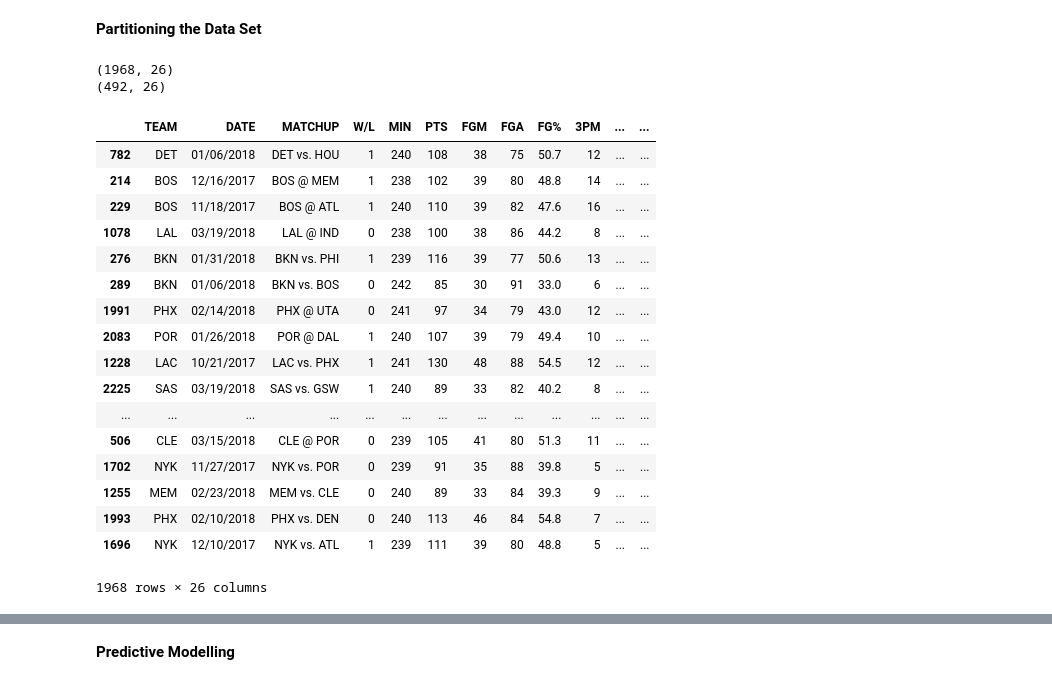
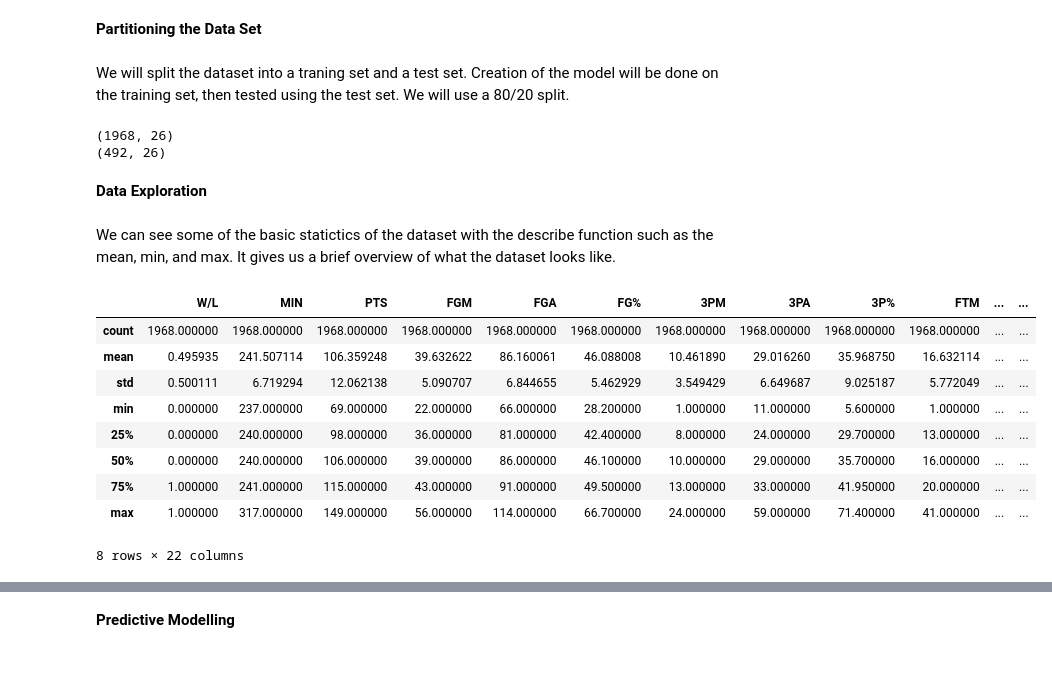
Before and after one commit to calvin20cc/NBA-Games-Predictor, a Jupyter notebook: game_prediction.ipynb, the cells around one changed output, grey strips where cells are left out. Drawn from its saved outputs; the diff is of its cells as text; code cells hidden in the pictures.

```diff
--- a/game_prediction.ipynb
+++ b/game_prediction.ipynb
@@ -45,5 +50,7 @@ df
 # %% [markdown]
 **Partitioning the Data Set**
+# %% [markdown]
+We will split the dataset into a traning set and a test set. Creation of the model will be done on the training set, then tested using the test set. We will use a 80/20 split.
 # %%
 # create training and testing vars
 train_df, test_df = train_test_split(df, test_size=0.2)
@@ -52,24 +59,20 @@ print (test_df.shape)
 # %% [output]
 (1968, 26)
 (492, 26)
+# %% [markdown]
+**Data Exploration**
+# %% [markdown]
+We can see some of the basic statictics of the dataset with the describe function such as the mean, min, and max. It gives us a brief overview of what the dataset looks like.
 # %%
-train_df
+train_df.describe()
 # %% [output]
-|  | TEAM | DATE | MATCHUP | W/L | MIN | PTS | FGM | FGA | FG% | 3PM | ... | ... |
-| 782 | DET | 01/06/2018 | DET vs. HOU | 1 | 240 | 108 | 38 | 75 | 50.7 | 12 | ... | ... |
-| 214 | BOS | 12/16/2017 | BOS @ MEM | 1 | 238 | 102 | 39 | 80 | 48.8 | 14 | ... | ... |
-| 229 | BOS | 11/18/2017 | BOS @ ATL | 1 | 240 | 110 | 39 | 82 | 47.6 | 16 | ... | ... |
-| 1078 | LAL | 03/19/2018 | LAL @ IND | 0 | 238 | 100 | 38 | 86 | 44.2 | 8 | ... | ... |
-| 276 | BKN | 01/31/2018 | BKN vs. PHI | 1 | 239 | 116 | 39 | 77 | 50.6 | 13 | ... | ... |
-| 289 | BKN | 01/06/2018 | BKN vs. BOS | 0 | 242 | 85 | 30 | 91 | 33.0 | 6 | ... | ... |
-| 1991 | PHX | 02/14/2018 | PHX @ UTA | 0 | 241 | 97 | 34 | 79 | 43.0 | 12 | ... | ... |
-| 2083 | POR | 01/26/2018 | POR @ DAL | 1 | 240 | 107 | 39 | 79 | 49.4 | 10 | ... | ... |
-| 1228 | LAC | 10/21/2017 | LAC vs. PHX | 1 | 241 | 130 | 48 | 88 | 54.5 | 12 | ... | ... |
-| 2225 | SAS | 03/19/2018 | SAS vs. GSW | 1 | 240 | 89 | 33 | 82 | 40.2 | 8 | ... | ... |
-| ... | ... | ... | ... | ... | ... | ... | ... | ... | ... | ... | ... | ... |
-| 506 | CLE | 03/15/2018 | CLE @ POR | 0 | 239 | 105 | 41 | 80 | 51.3 | 11 | ... | ... |
-| 1702 | NYK | 11/27/2017 | NYK vs. POR | 0 | 239 | 91 | 35 | 88 | 39.8 | 5 | ... | ... |
-| 1255 | MEM | 02/23/2018 | MEM vs. CLE | 0 | 240 | 89 | 33 | 84 | 39.3 | 9 | ... | ... |
-| 1993 | PHX | 02/10/2018 | PHX vs. DEN | 0 | 240 | 113 | 46 | 84 | 54.8 | 7 | ... | ... |
-| 1696 | NYK | 12/10/2017 | NYK vs. ATL | 1 | 239 | 111 | 39 | 80 | 48.8 | 5 | ... | ... |
+|  | W/L | MIN | PTS | FGM | FGA | FG% | 3PM | 3PA | 3P% | FTM | ... | ... |
+| count | 1968.000000 | 1968.000000 | 1968.000000 | 1968.000000 | 1968.000000 | 1968.000000 | 1968.000000 | 1968.000000 | 1968.000000 | 1968.000000 | ... | ... |
+| mean | 0.495935 | 241.507114 | 106.359248 | 39.632622 | 86.160061 | 46.088008 | 10.461890 | 29.016260 | 35.968750 | 16.632114 | ... | ... |
+| std | 0.500111 | 6.719294 | 12.062138 | 5.090707 | 6.844655 | 5.462929 | 3.549429 | 6.649687 | 9.025187 | 5.772049 | ... | ... |
+| min | 0.000000 | 237.000000 | 69.000000 | 22.000000 | 66.000000 | 28.200000 | 1.000000 | 11.000000 | 5.600000 | 1.000000 | ... | ... |
+| 25% | 0.000000 | 240.000000 | 98.000000 | 36.000000 | 81.000000 | 42.400000 | 8.000000 | 24.000000 | 29.700000 | 13.000000 | ... | ... |
+| 50% | 0.000000 | 240.000000 | 106.000000 | 39.000000 | 86.000000 | 46.100000 | 10.000000 | 29.000000 | 35.700000 | 16.000000 | ... | ... |
+| 75% | 1.000000 | 241.000000 | 115.000000 | 43.000000 | 91.000000 | 49.500000 | 13.000000 | 33.000000 | 41.950000 | 20.000000 | ... | ... |
+| max | 1.000000 | 317.000000 | 149.000000 | 56.000000 | 114.000000 | 66.700000 | 24.000000 | 59.000000 | 71.400000 | 41.000000 | ... | ... |
-1968 rows × 26 columns
+8 rows × 22 columns
```
Also changed, not shown: parts of 49 cells of this notebook, 2 other files.
